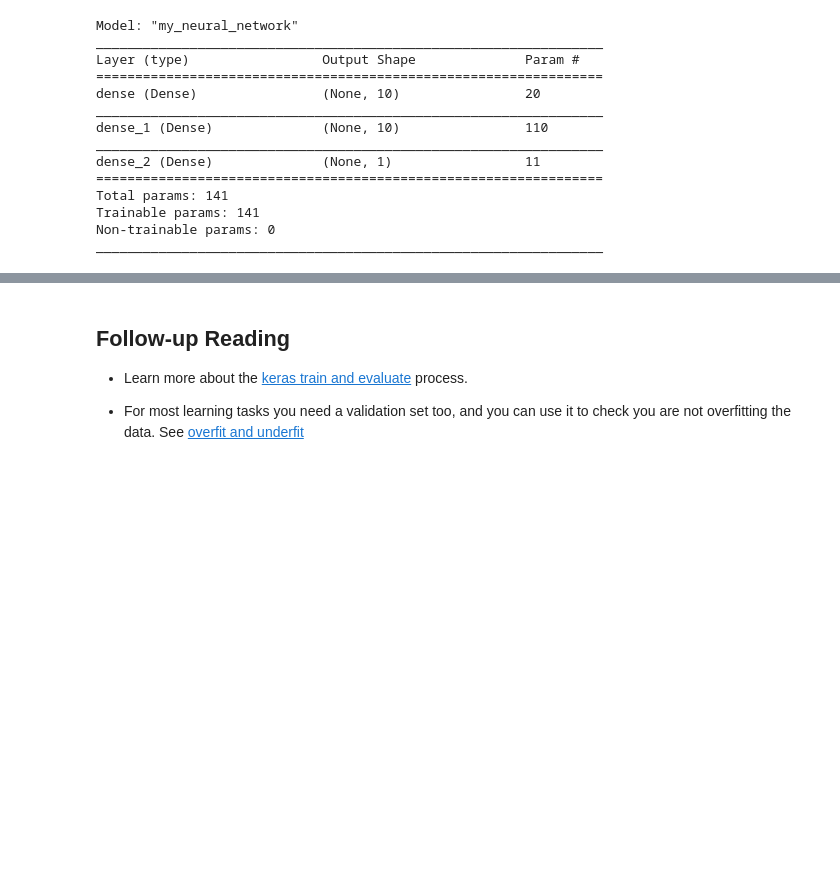
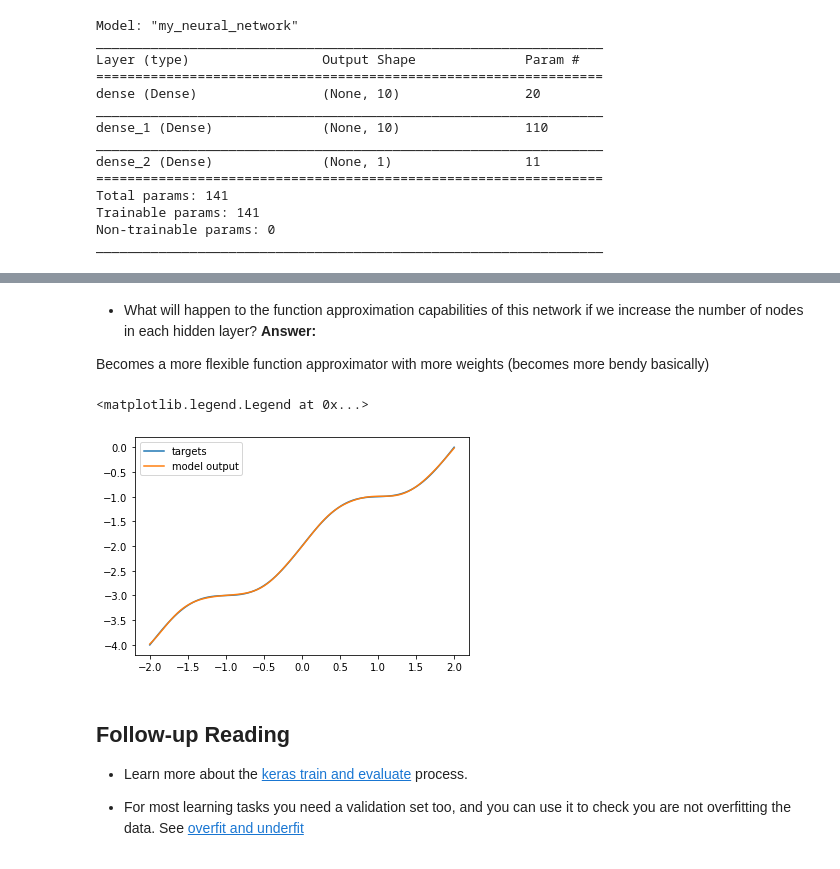
Before and after one commit to 11BelowStudio/ce811, a Jupyter notebook: lab2exercises/part2_IntroKerasFFNN.ipynb, the cells around one changed output, grey strips where cells are left out. Cells and saved outputs as stored; diff of their text form; code cells hidden in the pictures; blank space fills up the shorter version.

```diff
--- a/lab2exercises/part2_IntroKerasFFNN.ipynb
+++ b/lab2exercises/part2_IntroKerasFFNN.ipynb
@@ -375,3 +501,54 @@ If you get time today then:
+# %% [markdown]
+- What will happen to the function approximation capabilities of this network if we
+  increase the number of nodes in each hidden layer?  **Answer:**
+
+Becomes a more flexible function approximator with more weights (becomes more bendy basically)
+# %%
+# Define Sequential model with 3 layers
+model4: keras.Model = keras.Sequential(name="my_neural_network")
+layer1_4: layers.Dense = layers.Dense(100, activation="tanh", input_shape=(1,))
+"""
+The first input layer.
+1 input, 100 outputs.
+"""
+model4.add(layer1_4)
+layer2_4: layers.Dense = layers.Dense(100, activation="tanh")
+"""
+The second input layer
+Sequential model so we don't need to declare how many inputs it has (automatically has 10)
+100 inputs and 100 outputs.
+"""
+model4.add(layer2_4)
+layer3_4: layers.Dense = layers.Dense(1)
+"""
+The output layer
+1 output.
+"""
+model4.add(layer3_4)
+
+
+model4.compile(
+    optimizer=keras.optimizers.Adam(0.01),  # We're using the Adam optimizer.
+    # Loss function to minimize
+    loss=keras.losses.MeanSquaredError(),
+    # List of metrics to monitor
+    metrics=[keras.metrics.MeanSquaredError()],
+)
+
+history4 = model4.fit(
+    x_train,
+    y_train,
+    batch_size=len(x_train),
+    epochs=3000, # changed from 1000
+    verbose=0
+)
+
+plt.plot(x_train, y_train, label = "targets")
+plt.plot(x_train, model4(x_train).numpy(),label="model output")
+plt.legend()
+# %% [output]
+<matplotlib.legend.Legend at 0x...>
+[figure, added]
 # %% [markdown]
 ## Follow-up Reading
 
```
Also changed, not shown: parts of 34 cells of this notebook, 7 other files.
